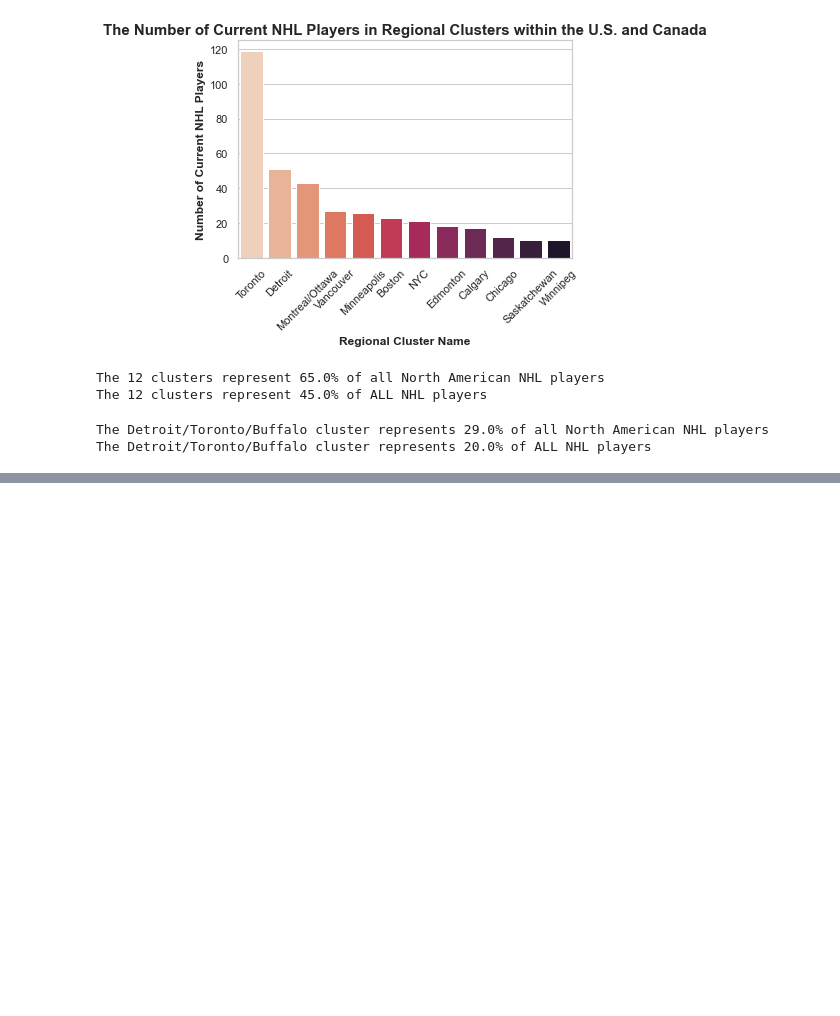
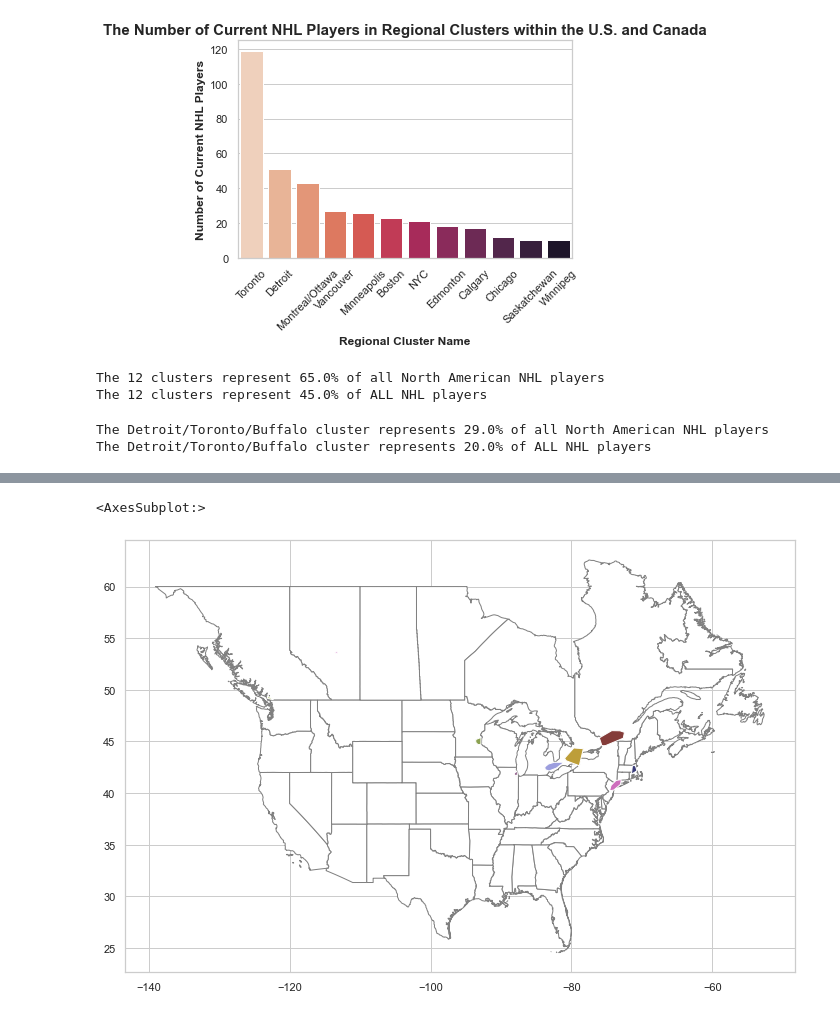
Before and after one commit to gregfeliu/Birthplace_Analysis_of_NHL_Players, a Jupyter notebook: notebooks/6.Clustering_Birthplaces.ipynb, the cells around one changed output, grey strips where cells are left out. Cells and saved outputs as stored; diff of their text form; code cells hidden in the pictures; blank space fills up the shorter version.

```diff
--- a/notebooks/6.Clustering_Birthplaces.ipynb
+++ b/notebooks/6.Clustering_Birthplaces.ipynb
@@ -283,0 +286,12 @@ The Detroit/Toronto/Buffalo cluster represents 20.0% of ALL NHL players
+# %%
+# I can't figure out what units this area is in (I believe it's degrees or something like that)
+## this analysis is flawed since the cluster's are arbitrary (Calgary has all players in "Calgary")
+### I would need the shapes of those cities in order to have a true number of players per area
+cluster_shape_gdf = make_points_to_shape(gdf=player_gdf_dbscan_cluster)
+# making number of players
+cluster_shape_gdf['Num_of_players'] = cluster_shape_gdf['Cluster_name']
+cluster_name_count = {x:y for x,y in
+                      list(zip(cluster_count_df['Cluster_name'],cluster_count_df['Num_of_players']))}
+cluster_shape_gdf['Num_of_players'].replace(cluster_name_count, inplace=True)
+cluster_shape_gdf['Player_density'] = cluster_shape_gdf['Num_of_players'] / cluster_shape_gdf['Area']
+cluster_shape_gdf.sort_values(by='Player_density', ascending=False)
@@ -283,0 +309,6 @@ The Detroit/Toronto/Buffalo cluster represents 20.0% of ALL NHL players
+# %%
+# as proof of the flaw in this analysis, one can barely see Vancouver or Edmonton in this map
+plot_clusters(us_can_gdf, cluster_shape_gdf, "Cluster_num")
+# %% [output]
+<AxesSubplot:>
+[figure, added]
```
Also changed, not shown: parts of 9 cells of this notebook.
